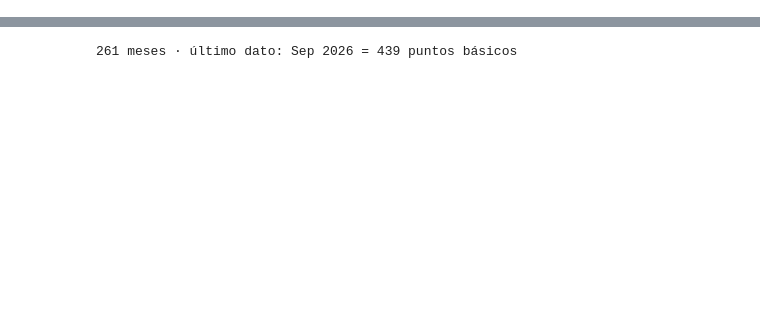
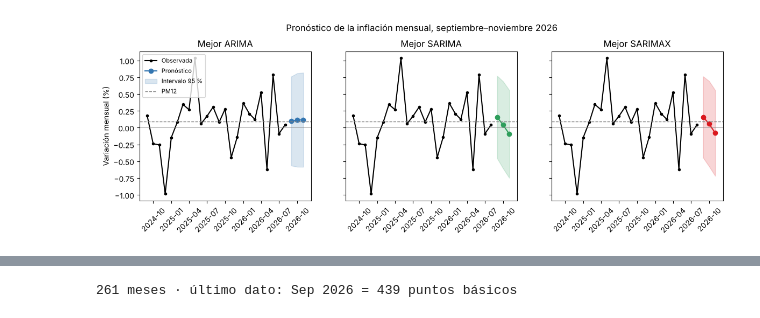
Before and after one commit to jonarosero/modulo5_econometria_forecasting_ia, a Jupyter notebook: notebooks/03_Dia3_ARIMA_SARIMA.ipynb, the cells around one changed output, grey strips where cells are left out. Saved outputs shown, nothing was run; the diff lists cells and outputs as text; code cells hidden in the pictures; blank space fills up the shorter version.

```diff
--- a/notebooks/03_Dia3_ARIMA_SARIMA.ipynb
+++ b/notebooks/03_Dia3_ARIMA_SARIMA.ipynb
@@ -846,0 +838,27 @@ Repite el procedimiento del día con `riesgo_pais_pb` desde 2005:
+# %%
+H = 3                                                             # horizonte: sep, oct y nov de 2026
+fechas_futuras = pd.date_range(y.index[-1] + pd.offsets.MonthBegin(), periods=H, freq='MS')
+
+# --- X futura del SARIMAX ---
+# Septiembre usa la X de agosto (ya observada). Calculamos las variaciones SIN el shift y tomamos agosto.
+x_ultimo = pd.DataFrame({
+    'm2_anual_l1':     series['liquidez_m2_musd'].pct_change(12).mul(100),
+    'crudo_anual_l1':  series['precio_crudo_oriente_usd'].pct_change(12).mul(100),
+    'import_anual_l1': series['importaciones_fob_musd'].pct_change(12).mul(100),
+}).loc[y.index[-1], COLUMNAS_X_MEJOR]
+# Supuesto: octubre y noviembre repiten ese mismo valor (la X "se queda quieta").
+X_futuro = pd.DataFrame([x_ultimo.values] * H, index=fechas_futuras, columns=COLUMNAS_X_MEJOR)
+print('X que usará el SARIMAX (supuesto: se mantiene el último valor observado):')
+display(X_futuro.round(2))
+
+# --- Reestimamos cada finalista con TODA la historia (train = 2005 – ago 2026) y pronosticamos ---
+finales = {
+    'Mejor ARIMA': ajustar(y, ORDEN_MEJOR_ARIMA).get_forecast(H),
+    'Mejor SARIMA': ajustar(y, ORDEN_MEJOR_ARIMA, ORDEN_ESTACIONAL_MEJOR).get_forecast(H),
+    'Mejor SARIMAX': ajustar_sarimax(y, ORDEN_MEJOR_ARIMA, ORDEN_ESTACIONAL_MEJOR,
+                                     X_todas[COLUMNAS_X_MEJOR]).get_forecast(H, exog=X_futuro),
+}
+tabla_pronostico = pd.DataFrame({nombre: f.predicted_mean for nombre, f in finales.items()})
+tabla_pronostico['Línea base PM12'] = y.iloc[-12:].mean()        # el PM12 pronostica lo mismo en todo el horizonte
+tabla_pronostico.index = tabla_pronostico.index.strftime('%b %Y')
+tabla_pronostico.round(3)
@@ -846,0 +875,18 @@ Repite el procedimiento del día con `riesgo_pais_pb` desde 2005:
+# %%
+fig, axes = plt.subplots(1, 3, figsize=(14, 3.6), sharey=True)
+for ax, (nombre, f) in zip(axes, finales.items()):
+    intervalo = f.conf_int(alpha=0.05)                        # 95 %: alpha = 1 − nivel
+    ax.plot(y.loc['2024-09':], color='black', marker='o', markersize=3, label='Observada')
+    ax.plot(f.predicted_mean, color=colores[nombre], marker='o', label='Pronóstico')
+    ax.fill_between(intervalo.index, intervalo.iloc[:, 0], intervalo.iloc[:, 1],
+                    color=colores[nombre], alpha=0.18, label='Intervalo 95 %')
+    ax.axhline(y.iloc[-12:].mean(), color='gray', linestyle='--', linewidth=1, label='PM12')
+    ax.axhline(0, color='gray', linewidth=0.5)
+    ax.set_title(nombre)
+    ax.tick_params(axis='x', rotation=45)
+axes[0].set_ylabel('Variación mensual (%)')
+axes[0].legend(fontsize=8)
+plt.suptitle('Pronóstico de la inflación mensual, septiembre–noviembre 2026', y=1.03)
+plt.show()
+# %% [output]
+[figure, added]
```
Also changed, not shown: parts of 127 cells of this notebook, 11 other files.
